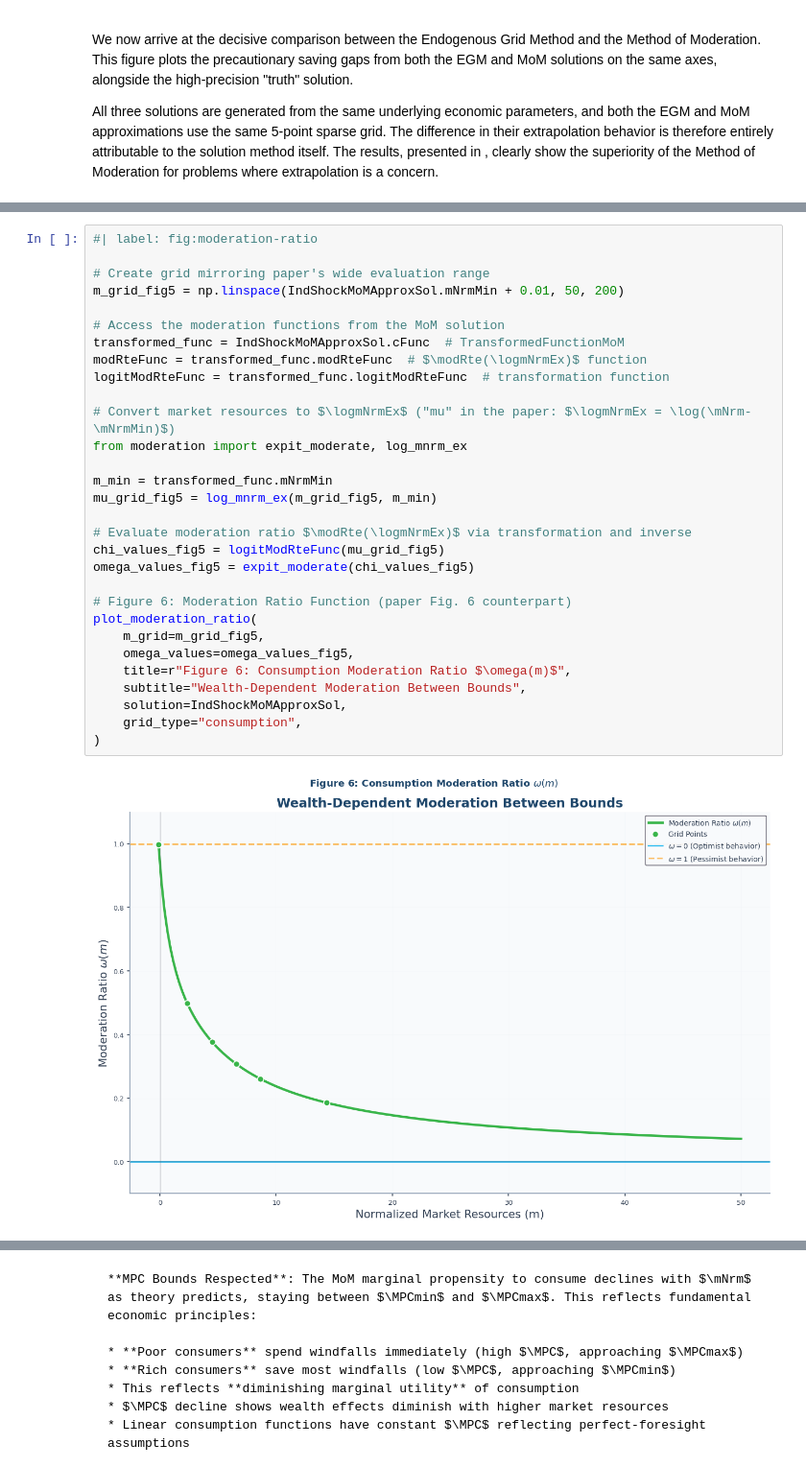
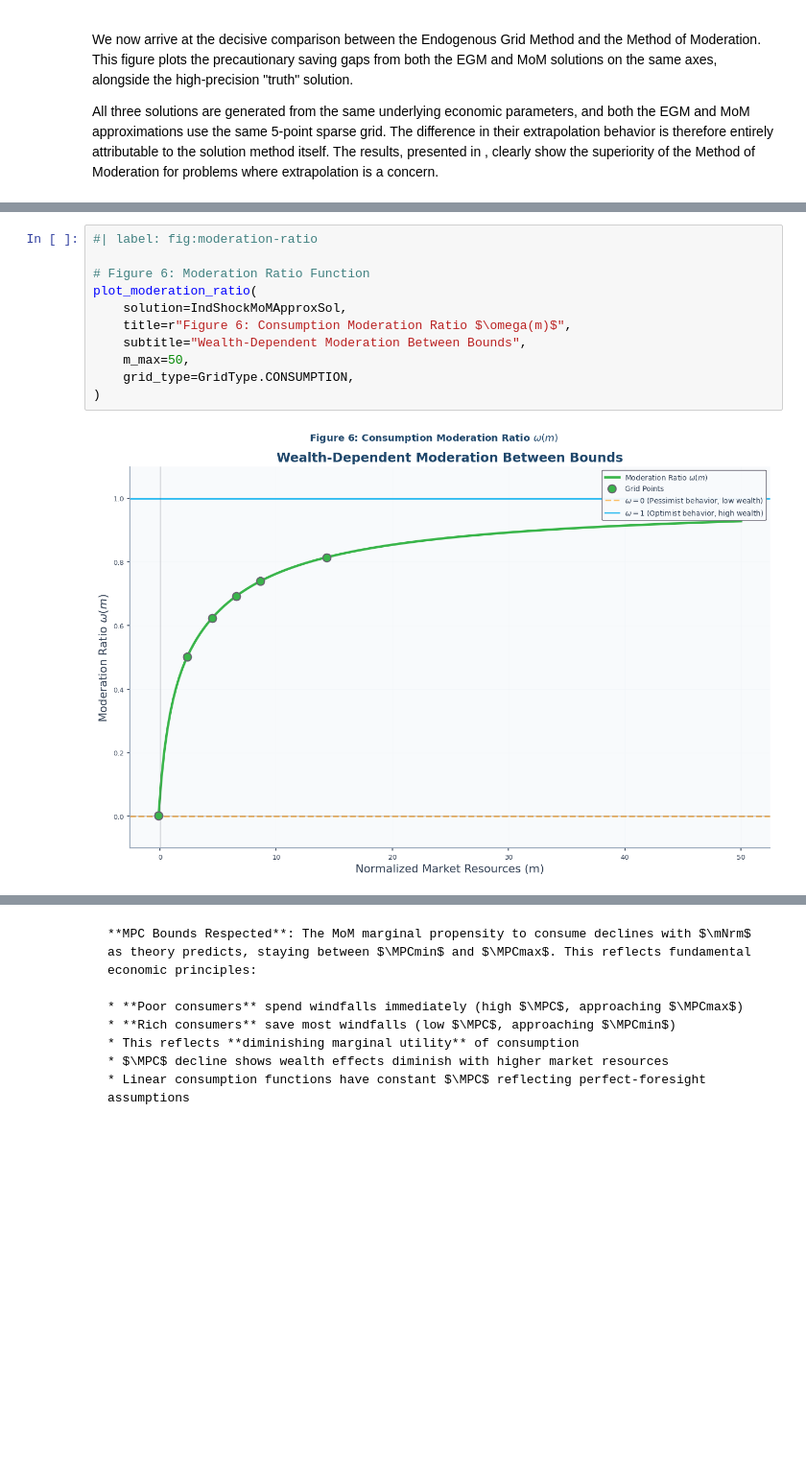
Before and after one commit to econ-ark/method-of-moderation, a Jupyter notebook: code/notebook.ipynb, the cells around one changed output, grey strips where cells are left out. Shown at 96% size. Saved outputs shown, nothing was run; the diff lists cells and outputs as text; blank space fills up the shorter version.

```diff
--- a/code/notebook.ipynb
+++ b/code/notebook.ipynb
@@ -360,33 +284,14 @@ This figure plots the moderation ratio as a function of market resources, reveal
 # %%
 #| label: fig:moderation-ratio
 
-# Create grid mirroring paper's wide evaluation range
-m_grid_fig5 = np.linspace(IndShockMoMApproxSol.mNrmMin + 0.01, 50, 200)
-
-# Access the moderation functions from the MoM solution
-transformed_func = IndShockMoMApproxSol.cFunc  # TransformedFunctionMoM
-modRteFunc = transformed_func.modRteFunc  # $\modRte(\logmNrmEx)$ function
-logitModRteFunc = transformed_func.logitModRteFunc  # transformation function
-
-# Convert market resources to $\logmNrmEx$ ("mu" in the paper: $\logmNrmEx = \log(\mNrm-\mNrmMin)$)
-from moderation import expit_moderate, log_mnrm_ex
-
-m_min = transformed_func.mNrmMin
-mu_grid_fig5 = log_mnrm_ex(m_grid_fig5, m_min)
-
-# Evaluate moderation ratio $\modRte(\logmNrmEx)$ via transformation and inverse
-chi_values_fig5 = logitModRteFunc(mu_grid_fig5)
-omega_values_fig5 = expit_moderate(chi_values_fig5)
-
-# Figure 6: Moderation Ratio Function (paper Fig. 6 counterpart)
+# Figure 6: Moderation Ratio Function
 plot_moderation_ratio(
-    m_grid=m_grid_fig5,
-    omega_values=omega_values_fig5,
+    solution=IndShockMoMApproxSol,
     title=r"Figure 6: Consumption Moderation Ratio $\omega(m)$",
     subtitle="Wealth-Dependent Moderation Between Bounds",
-    solution=IndShockMoMApproxSol,
-    grid_type="consumption",
+    m_max=50,
+    grid_type=GridType.CONSUMPTION,
 )
 # %% [output]
-[figure, old version]
+[figure, new version]
 # %% [markdown]
```
Also changed, not shown: parts of 16 cells of this notebook, 4 other files.
